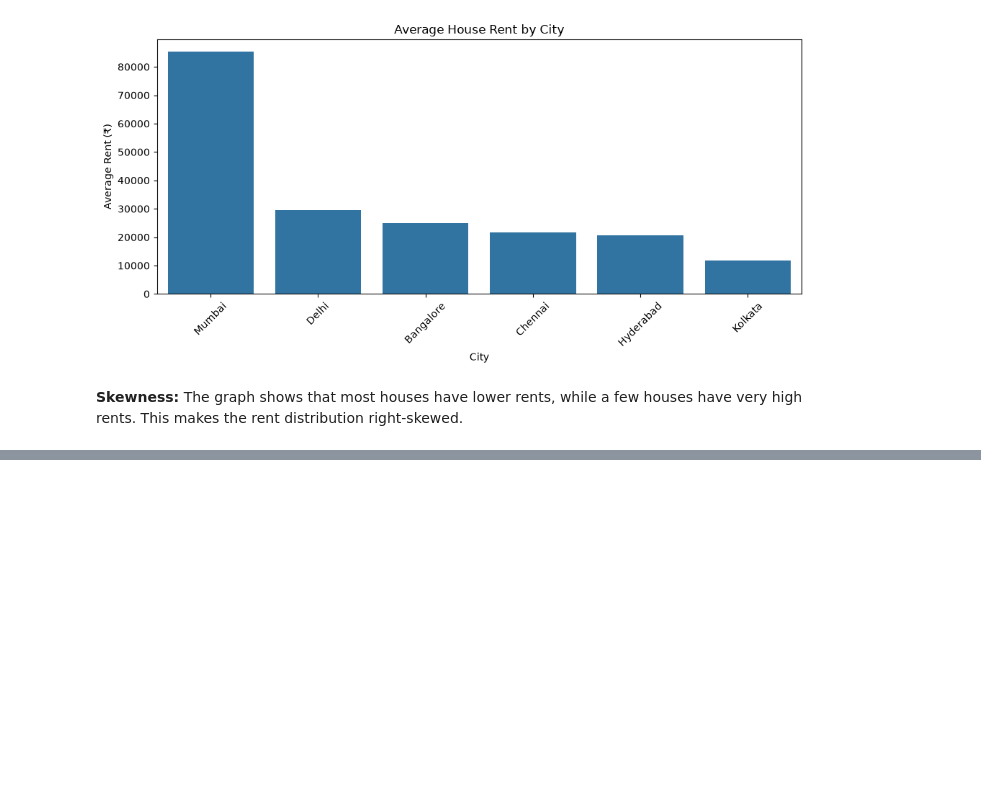
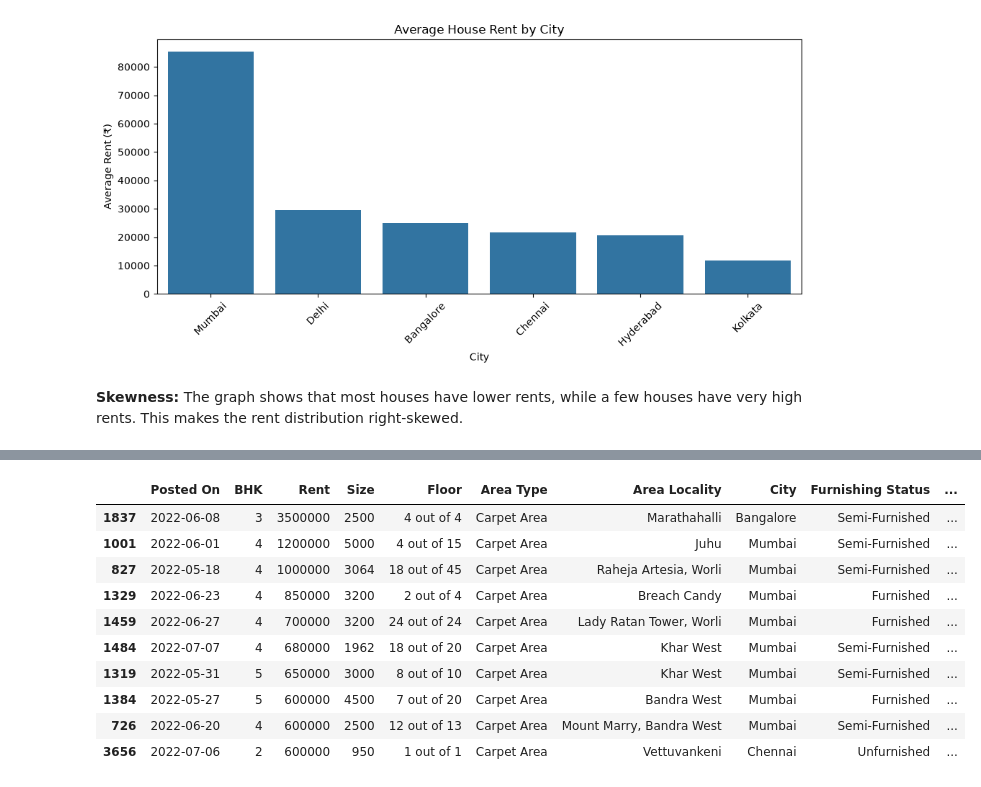
Before and after one commit to anishsharna/Project_practice, a Jupyter notebook: Practice_Task_1/house-rent-analysis.ipynb, the cells around one changed output, grey strips where cells are left out. Saved outputs shown, nothing was run; the diff lists cells and outputs as text; code cells hidden in the pictures; blank space fills up the shorter version.

```diff
--- a/Practice_Task_1/house-rent-analysis.ipynb
+++ b/Practice_Task_1/house-rent-analysis.ipynb
@@ -172,0 +183,14 @@ This project helped me improve my understanding of data analysis using Pandas, M
+# %%
+df.sort_values('Rent', ascending = False).head(10)
+# %% [output]
+|  | Posted On | BHK | Rent | Size | Floor | Area Type | Area Locality | City | Furnishing Status | ... |
+| 1837 | 2022-06-08 | 3 | 3500000 | 2500 | 4 out of 4 | Carpet Area | Marathahalli | Bangalore | Semi-Furnished | ... |
+| 1001 | 2022-06-01 | 4 | 1200000 | 5000 | 4 out of 15 | Carpet Area | Juhu | Mumbai | Semi-Furnished | ... |
+| 827 | 2022-05-18 | 4 | 1000000 | 3064 | 18 out of 45 | Carpet Area | Raheja Artesia, Worli | Mumbai | Semi-Furnished | ... |
+| 1329 | 2022-06-23 | 4 | 850000 | 3200 | 2 out of 4 | Carpet Area | Breach Candy | Mumbai | Furnished | ... |
+| 1459 | 2022-06-27 | 4 | 700000 | 3200 | 24 out of 24 | Carpet Area | Lady Ratan Tower, Worli | Mumbai | Furnished | ... |
+| 1484 | 2022-07-07 | 4 | 680000 | 1962 | 18 out of 20 | Carpet Area | Khar West | Mumbai | Semi-Furnished | ... |
+| 1319 | 2022-05-31 | 5 | 650000 | 3000 | 8 out of 10 | Carpet Area | Khar West | Mumbai | Semi-Furnished | ... |
+| 1384 | 2022-05-27 | 5 | 600000 | 4500 | 7 out of 20 | Carpet Area | Bandra West | Mumbai | Furnished | ... |
+| 726 | 2022-06-20 | 4 | 600000 | 2500 | 12 out of 13 | Carpet Area | Mount Marry, Bandra West | Mumbai | Semi-Furnished | ... |
+| 3656 | 2022-07-06 | 2 | 600000 | 950 | 1 out of 1 | Carpet Area | Vettuvankeni | Chennai | Unfurnished | ... |
```
Also changed, not shown: parts of 14 cells of this notebook.
